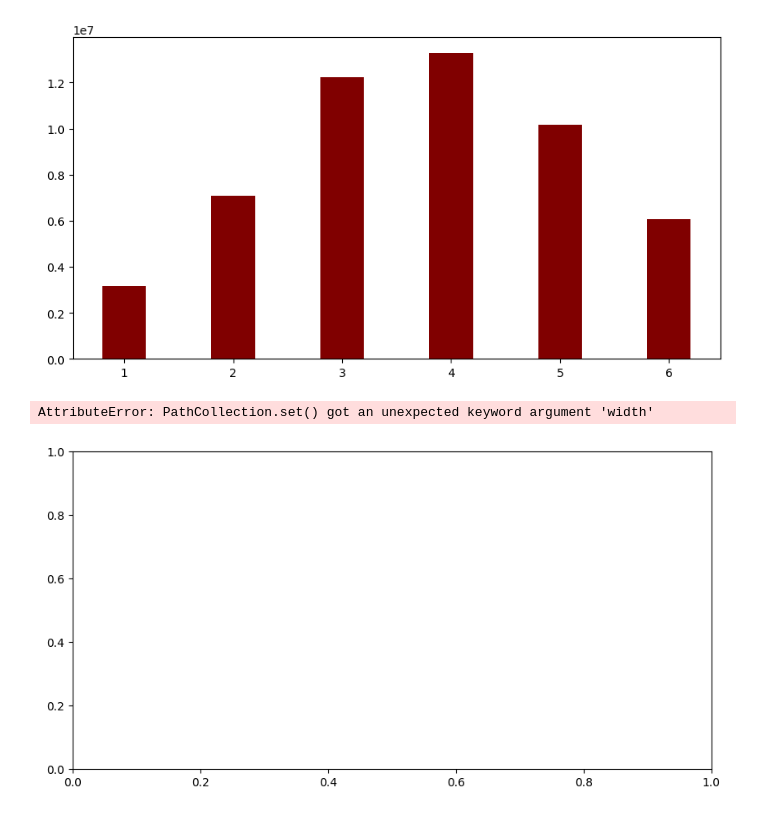
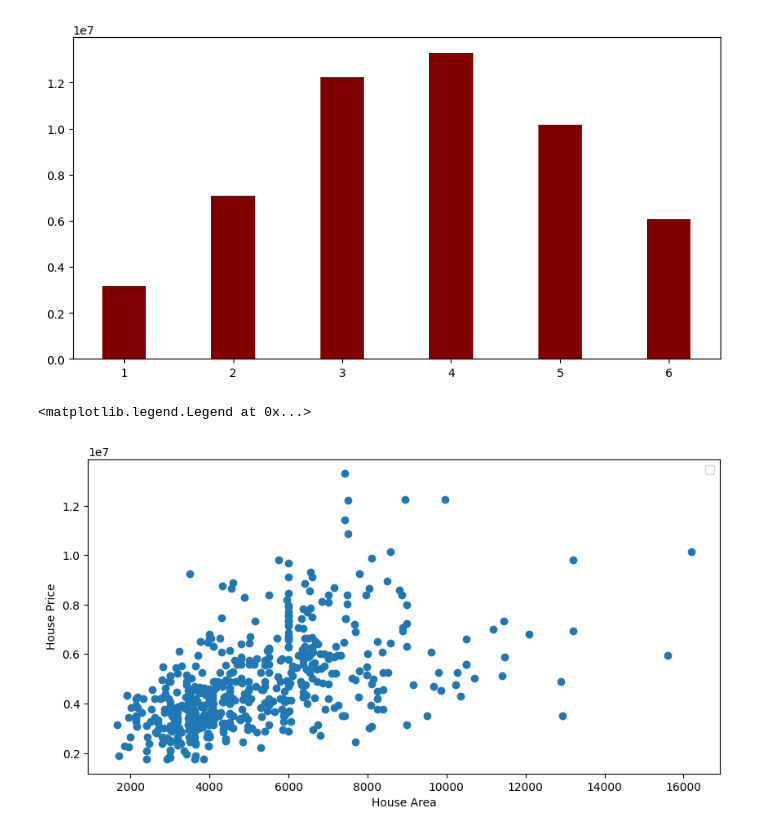
Before and after one commit to mhs10031990/INS_CLAIMS_RESERVE_Repo, a Jupyter notebook: Demo_Notebook.ipynb, the cells around one changed output. Drawn from its saved outputs; the diff is of its cells as text; code cells hidden in the pictures.

```diff
--- a/Demo_Notebook.ipynb
+++ b/Demo_Notebook.ipynb
@@ -205,9 +205,11 @@ plt.bar(df['bedrooms'], df['price'], color ='maroon',
 # %%
 fig = plt.figure(figsize = (10, 5))
 
 # creating the bar plot
-plt.scatter(df['area'], df['price'], color ='maroon',
-        width = 0.4)
+plt.scatter(df['area'], df['price'])
+plt.xlabel("House Area")
+plt.ylabel("House Price")
+plt.legend()
 # %% [output]
-AttributeError: PathCollection.set() got an unexpected keyword argument 'width'
+<matplotlib.legend.Legend at 0x...>
-[figure, old version]
+[figure, new version]
```
